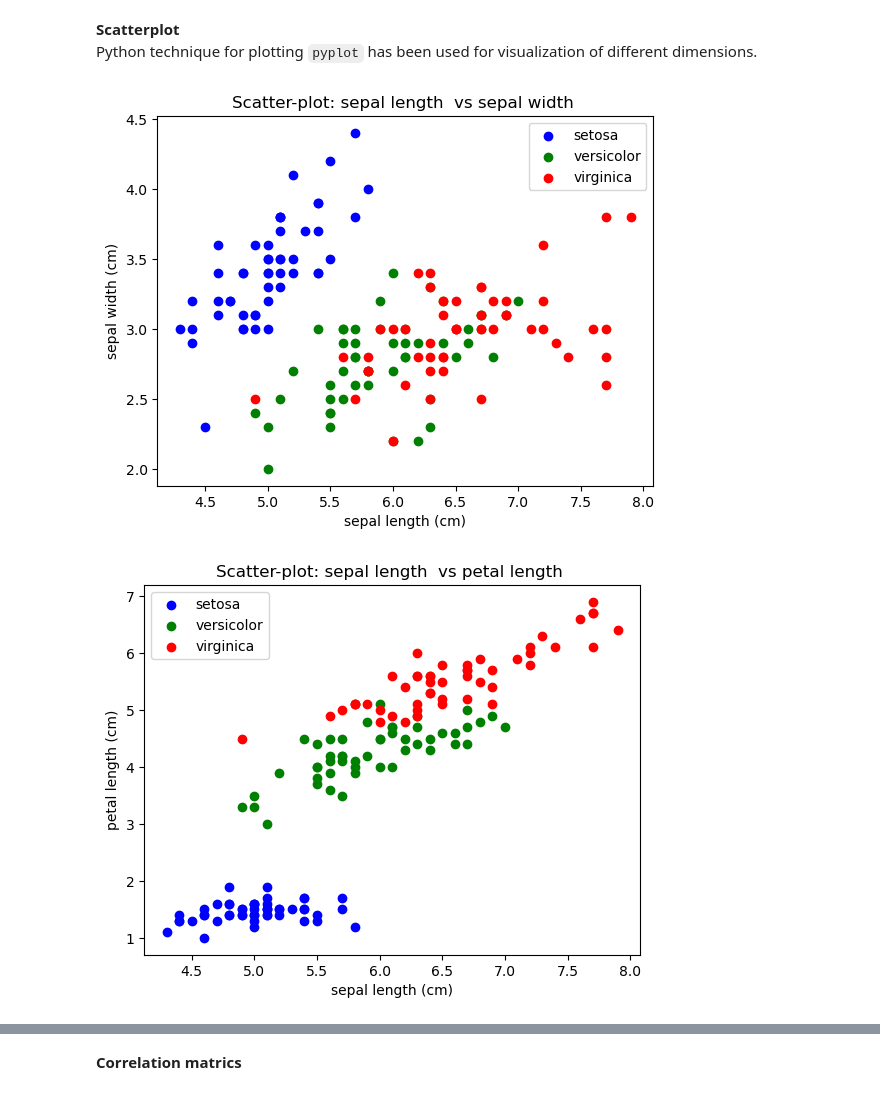
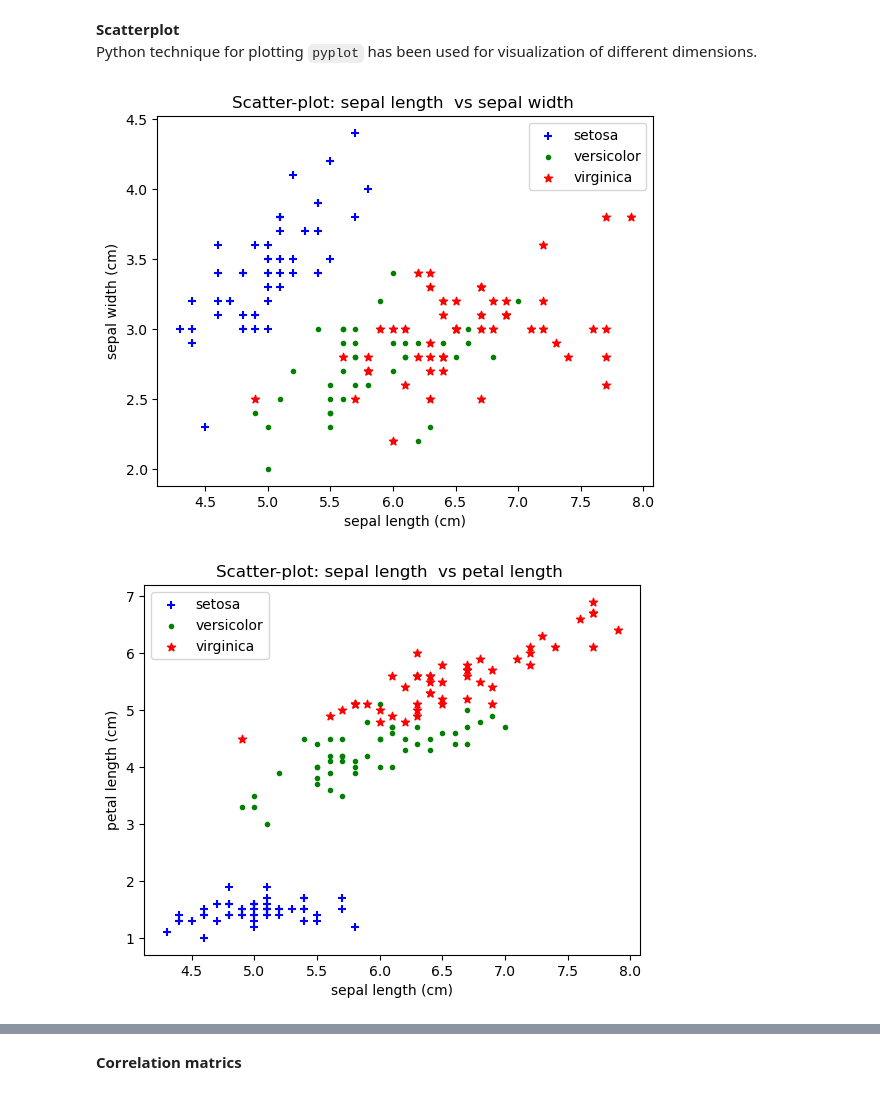
Before and after one commit to bmanandhar/iris_for_hyperparameter_tuning, a Jupyter notebook: iris_data_optimal_model.ipynb, the cells around one changed output, grey strips where cells are left out. Drawn from its saved outputs; the diff is of its cells as text; code cells hidden in the pictures.

```diff
--- a/iris_data_optimal_model.ipynb
+++ b/iris_data_optimal_model.ipynb
@@ -177,27 +177,27 @@ for col in df.columns.drop('iris class'):
 **Scatterplot**<br>
 Python technique for plotting `pyplot` has been used for visualization of different dimensions.
 # %%
-cls = dict(b='setosa', g='versicolor', r='virginica')
+cls = dict(b=['setosa', '+'], g=['versicolor', '.'], r=['virginica', '*'])
 
 #assuming (b,g,r) as (blue,green,red)
 # dictionary, each key with pair of axes as value
 
 dims = dict(
     one = ['sepal length (cm)', 'sepal width (cm)'],
     two = ['sepal length (cm)', 'petal length (cm)'],
     three = ['sepal width (cm)', 'petal width (cm)'],
     four = ['petal length (cm)', 'petal width (cm)']
 )
 # iterations to plot for each pair
 for k in dims:
     for cl in cls:
-        x = df[df['iris class']==cls[cl]]
-        plt.scatter(x[dims[k][0]], x[dims[k][1]], c=cl, label=cls[cl])
+        x = df[df['iris class']==cls[cl][0]]
+        plt.scatter(x[dims[k][0]], x[dims[k][1]], c=cl, label=cls[cl][0], marker=cls[cl][1])
     plt.xlabel(dims[k][0])
     plt.ylabel(dims[k][1])
     plt.title(f'Scatter-plot: {dims[k][0][:-4]} vs {dims[k][1][:-4]}')
     plt.legend()
     plt.show()
 # %% [output]
-[figure, old version]
+[figure, new version]
-[figure, old version]
+[figure, new version]
```
Also changed, not shown: parts of 1 cell of this notebook.
